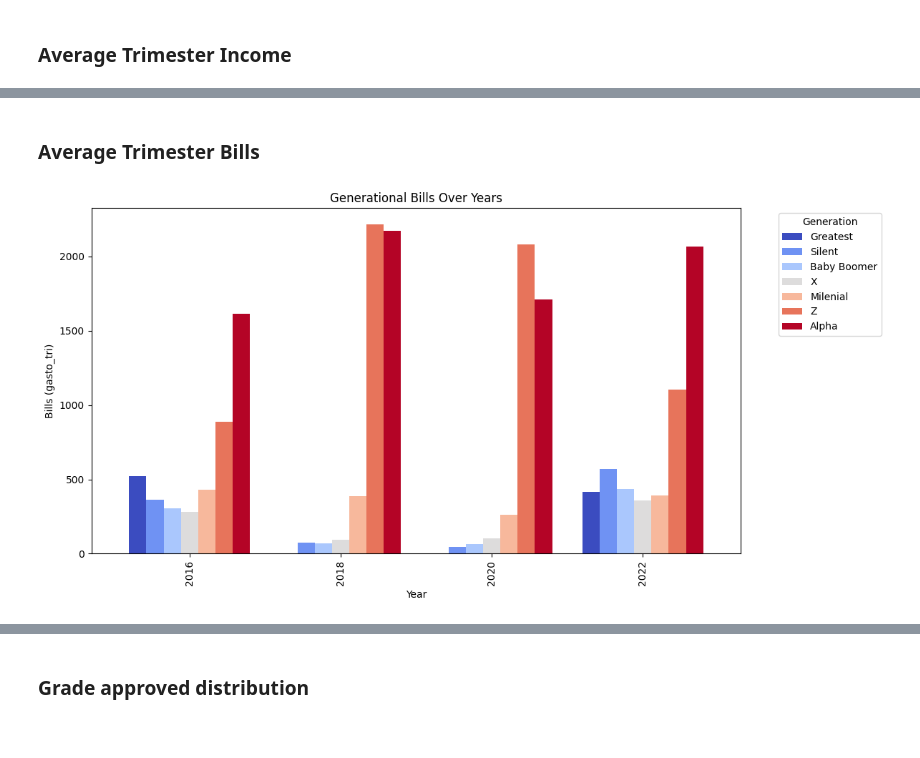
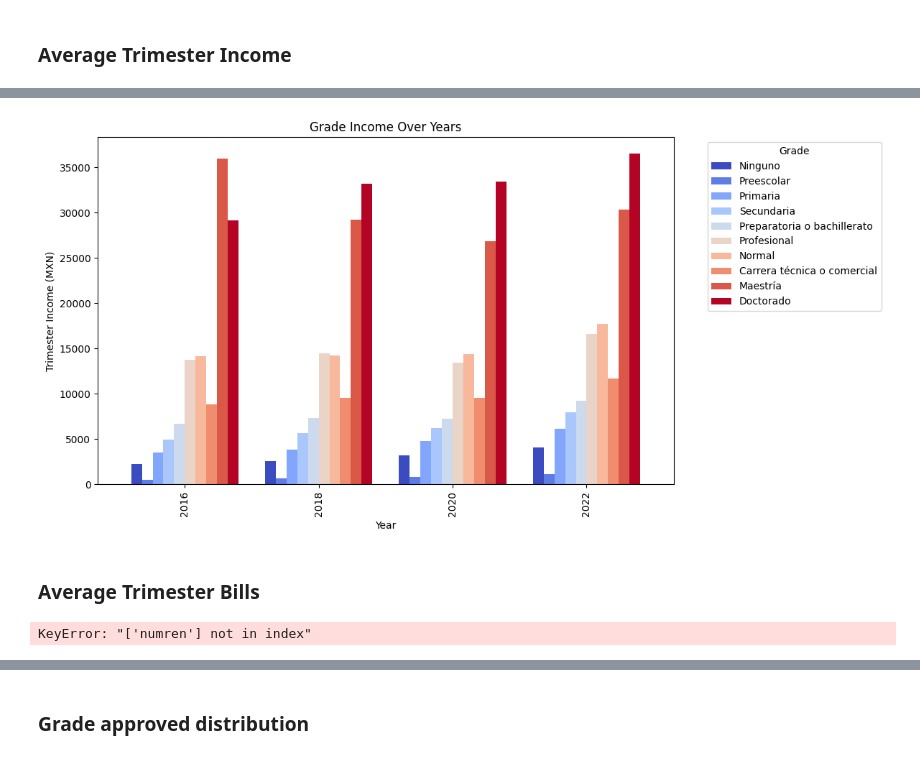
Before and after one commit to IsaacSebastian/ingCaracteristicasProyecto_, a Jupyter notebook: notebooks/2.07_fct_dashboard_graphs.ipynb, the cells around one changed output, grey strips where cells are left out. Cells and saved outputs as stored; diff of their text form; code cells hidden in the pictures.

```diff
--- a/notebooks/2.07_fct_dashboard_graphs.ipynb
+++ b/notebooks/2.07_fct_dashboard_graphs.ipynb
@@ -228,15 +275,42 @@ plt.show()
+# %%
+df=pd.merge(income,population, on=['folioviv','foliohog','numren','year','entidad'], how='inner')
+
+#is_year=df['year']==year
+#df=df[is_year]
+
+df=df[['folioviv','foliohog','sexo','numren','edad','generacion',
+                'entidad','ing_tri','nivel_nombre','year']]
+
+df['ing_tri_total']=df.groupby(['folioviv','foliohog','numren','year'])['ing_tri'].transform('sum')
+
+data=df.groupby(['year','nivel_nombre'],as_index=False)['ing_tri_total'].mean()
+data['ing_mens']=data['ing_tri_total']/3
+pivot_df = data.pivot(index='year', columns='nivel_nombre', values='ing_mens')
+
+# Plot
+pivot_df.plot(kind='bar', figsize=(12, 6), colormap='coolwarm', width=0.8)
+
+# Formatting the plot
+plt.title("Grade Income Over Years")
+plt.ylabel("Trimester Income (MXN)")
+plt.xlabel("Year")
+plt.legend(title="Grade", bbox_to_anchor=(1.05, 1), loc='upper left')
+plt.tight_layout()
+plt.show()
+# %% [output]
+[figure, added]
 # %% [markdown]
 ### Average Trimester Bills
 # %%
-df=pd.merge(bills,population, on=['folioviv','foliohog','numren','year','entidad'], how='inner')
+df=pd.merge(bills_personal,population, on=['folioviv','foliohog','year','entidad'], how='inner')
 
-#is_year=df['year']==year
-#df=df[is_year]
+is_year=df['year']==year
+df=df[is_year]
 
 df=df[['folioviv','foliohog','sexo','numren','edad','generacion',
                 'entidad','gasto_tri','alfabetism','year']]
 
-df['gasto_tri_total']=df.groupby(['folioviv','foliohog','numren','year'])['gasto_tri'].transform('sum')
+df['gasto_tri_total']=df.groupby(['folioviv','foliohog','year'])['gasto_tri'].transform('sum')
 
 data=df.groupby(['year','generacion'],as_index=False)['gasto_tri'].mean()
 pivot_df = data.pivot(index='year', columns='generacion', values='gasto_tri')
@@ -246,10 +320,10 @@ pivot_df.plot(kind='bar', figsize=(12, 6), colormap='coolwarm', width=0.8)
 
 # Formatting the plot
 plt.title("Generational Bills Over Years")
-plt.ylabel("Bills (gasto_tri)")
+plt.ylabel("Bills (gasto_tri_h)")
 plt.xlabel("Year")
 plt.legend(title="Generation", bbox_to_anchor=(1.05, 1), loc='upper left')
 plt.tight_layout()
 plt.show()
 # %% [output]
-[figure, removed]
+KeyError: "['numren'] not in index"
```
Also changed, not shown: parts of 21 cells of this notebook, 1 other file.
